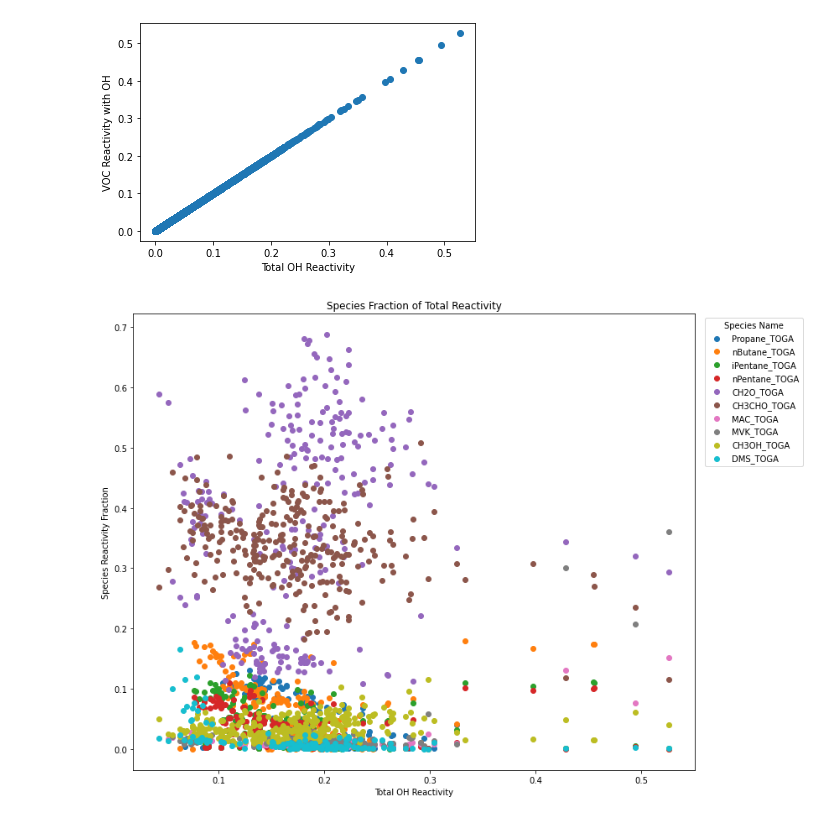
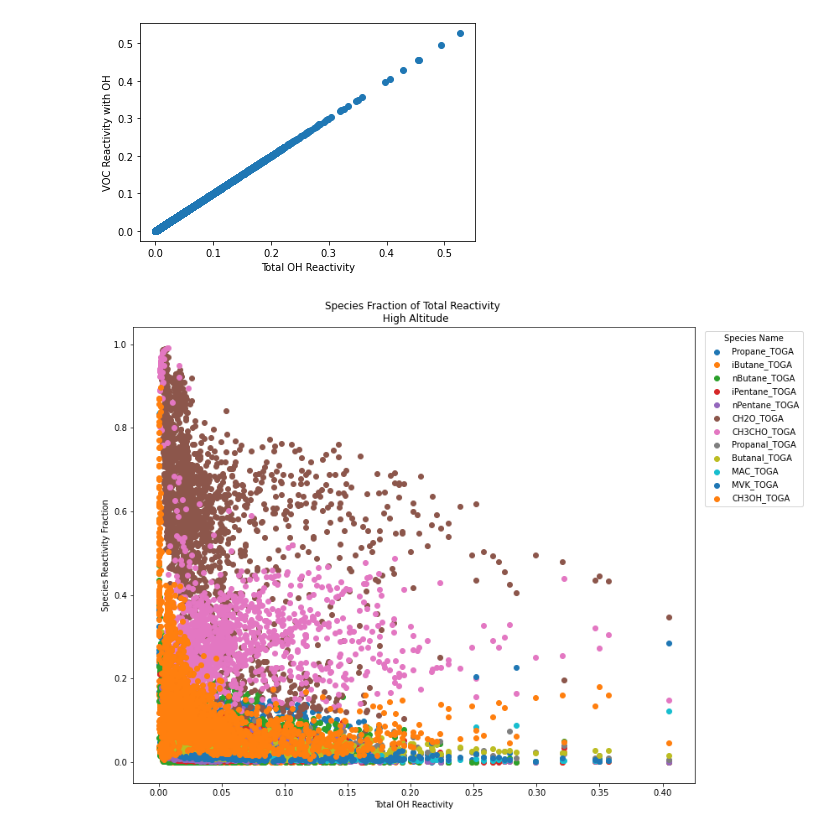
Before and after one commit to kaabre/621, a Jupyter notebook: presentation_plots.ipynb, the cells around one changed output. Saved outputs shown, nothing was run; the diff lists cells and outputs as text; code cells hidden in the pictures.

```diff
--- a/presentation_plots.ipynb
+++ b/presentation_plots.ipynb
@@ -225,23 +225,23 @@ plt.show()
 # %% [output]
 [figure]
 # %%
-df = df_lowalt
+df = df_highalt
 figure = plt.figure(figsize=(12,10))
 #plt.scatter(df['total_react'],df['total_react'])
 for species in species_names:
     tempy = (df[species]/df['total_react'])
     if tempy.iloc[np.where(df['total_react'] > 0.01)].max() > 0.1:
         plt.scatter(df['total_react'],tempy,label=species)
     #plt.scatter(df['altitude'],df['voc_react'])
 
 plt.ylabel("Species Reactivity Fraction")
 plt.xlabel("Total OH Reactivity")
-plt.title("Species Fraction of Total Reactivity")
+plt.title("Species Fraction of Total Reactivity \n High Altitude")
 plt.legend(title='Species Name', bbox_to_anchor=(1.2, 1),loc='upper right')
-plt.savefig("species_reactivity_frac_lowalt.png")
+plt.savefig("species_reactivity_frac_highalt.png")
 plt.show()
 # %% [output]
-[figure, old version]
+[figure, new version]
 # %%
 df = df_all
 figure = plt.figure(figsize=(12,10))
```
Also changed, not shown: parts of 1 cell of this notebook, 10 other files.
